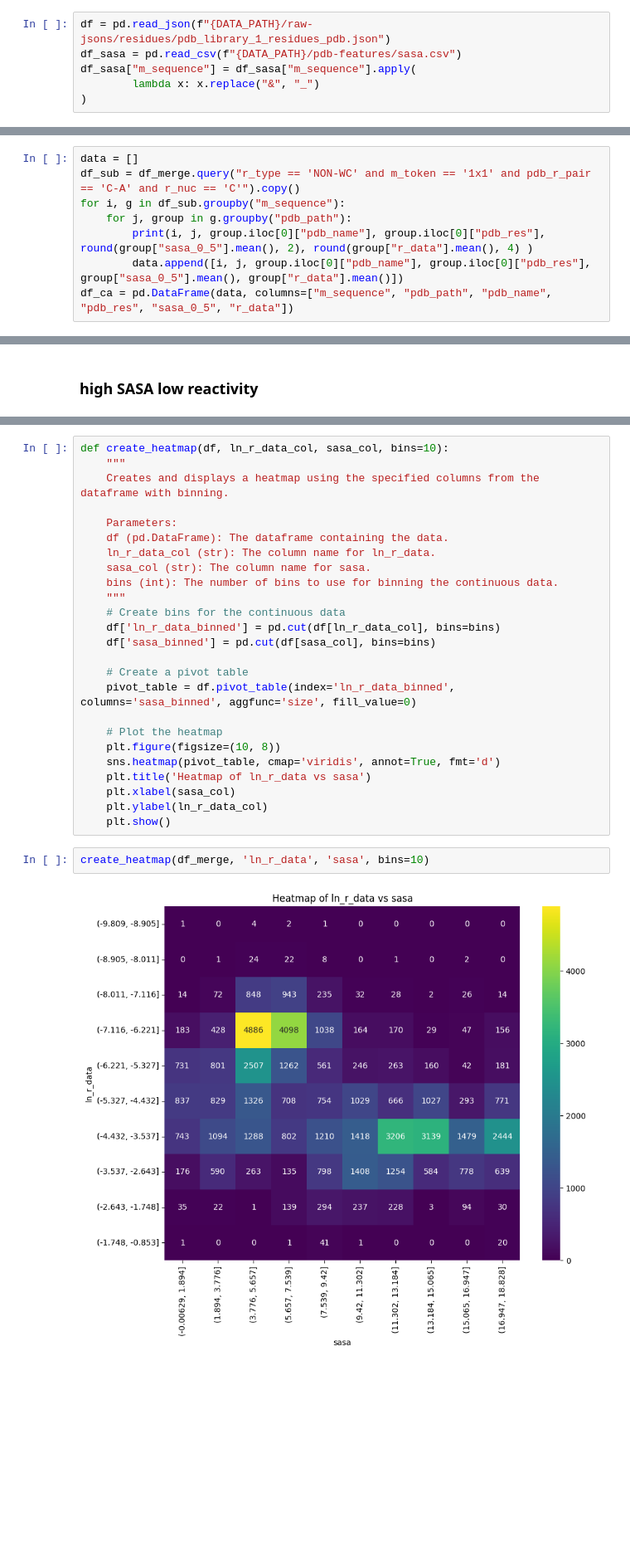
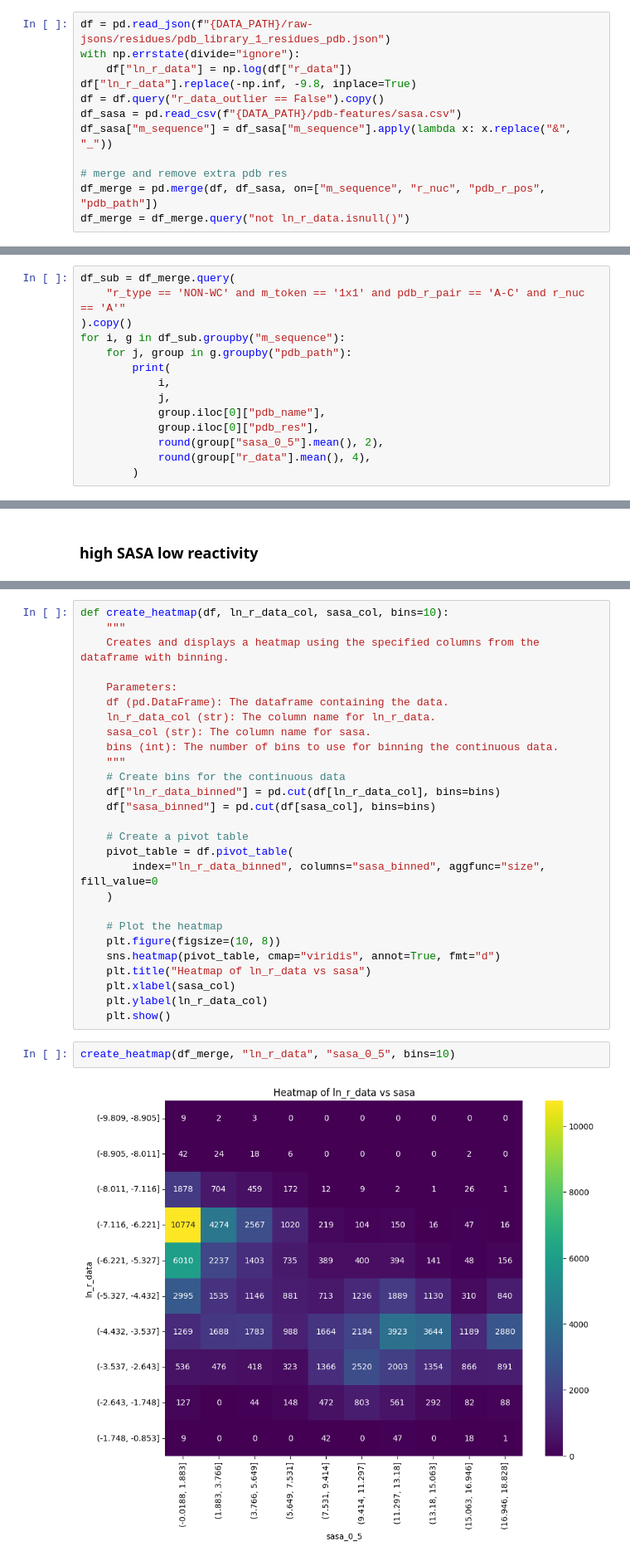
Before and after one commit to YesselmanLabPublications/2025_char_3d_struct_features, a Jupyter notebook: notebooks/sasa.ipynb, the cells around one changed output, grey strips where cells are left out. Shown at 83% size. Cells and saved outputs as stored; diff of their text form; blank space fills up the shorter version.

```diff
--- a/notebooks/sasa.ipynb
+++ b/notebooks/sasa.ipynb
@@ -18,10 +25,16 @@ def r2(x, y):
 DATA_PATH = "../data"
 # %%
 df = pd.read_json(f"{DATA_PATH}/raw-jsons/residues/pdb_library_1_residues_pdb.json")
+with np.errstate(divide="ignore"):
+    df["ln_r_data"] = np.log(df["r_data"])
+df["ln_r_data"].replace(-np.inf, -9.8, inplace=True)
+df = df.query("r_data_outlier == False").copy()
 df_sasa = pd.read_csv(f"{DATA_PATH}/pdb-features/sasa.csv")
-df_sasa["m_sequence"] = df_sasa["m_sequence"].apply(
-        lambda x: x.replace("&", "_")
-)
+df_sasa["m_sequence"] = df_sasa["m_sequence"].apply(lambda x: x.replace("&", "_"))
+
+# merge and remove extra pdb res
+df_merge = pd.merge(df, df_sasa, on=["m_sequence", "r_nuc", "pdb_r_pos", "pdb_path"])
+df_merge = df_merge.query("not ln_r_data.isnull()")
 # %%
 df.iloc[0]
 # %% [output]
@@ -115,9 +392,15 @@ plt.scatter(df_avg["sasa_0_5"], df_avg["ln_r_data"], alpha=0.5)
 # %%
-data = []
-df_sub = df_merge.query("r_type == 'NON-WC' and m_token == '1x1' and pdb_r_pair == 'C-A' and r_nuc == 'C'").copy()
+df_sub = df_merge.query(
+    "r_type == 'NON-WC' and m_token == '1x1' and pdb_r_pair == 'A-C' and r_nuc == 'A'"
+).copy()
 for i, g in df_sub.groupby("m_sequence"):
     for j, group in g.groupby("pdb_path"):
-        print(i, j, group.iloc[0]["pdb_name"], group.iloc[0]["pdb_res"], round(group["sasa_0_5"].mean(), 2), round(group["r_data"].mean(), 4) )
-        data.append([i, j, group.iloc[0]["pdb_name"], group.iloc[0]["pdb_res"], group["sasa_0_5"].mean(), group["r_data"].mean()])
-df_ca = pd.DataFrame(data, columns=["m_sequence", "pdb_path", "pdb_name", "pdb_res", "sasa_0_5", "r_data"])
+        print(
+            i,
+            j,
+            group.iloc[0]["pdb_name"],
+            group.iloc[0]["pdb_res"],
+            round(group["sasa_0_5"].mean(), 2),
+            round(group["r_data"].mean(), 4),
+        )
 # %% [output]
@@ -362,22 +705,24 @@ def create_heatmap(df, ln_r_data_col, sasa_col, bins=10):
     bins (int): The number of bins to use for binning the continuous data.
     """
     # Create bins for the continuous data
-    df['ln_r_data_binned'] = pd.cut(df[ln_r_data_col], bins=bins)
-    df['sasa_binned'] = pd.cut(df[sasa_col], bins=bins)
+    df["ln_r_data_binned"] = pd.cut(df[ln_r_data_col], bins=bins)
+    df["sasa_binned"] = pd.cut(df[sasa_col], bins=bins)
 
     # Create a pivot table
-    pivot_table = df.pivot_table(index='ln_r_data_binned', columns='sasa_binned', aggfunc='size', fill_value=0)
+    pivot_table = df.pivot_table(
+        index="ln_r_data_binned", columns="sasa_binned", aggfunc="size", fill_value=0
+    )
 
     # Plot the heatmap
     plt.figure(figsize=(10, 8))
-    sns.heatmap(pivot_table, cmap='viridis', annot=True, fmt='d')
-    plt.title('Heatmap of ln_r_data vs sasa')
+    sns.heatmap(pivot_table, cmap="viridis", annot=True, fmt="d")
+    plt.title("Heatmap of ln_r_data vs sasa")
     plt.xlabel(sasa_col)
     plt.ylabel(ln_r_data_col)
     plt.show()
 # %%
-create_heatmap(df_merge, 'ln_r_data', 'sasa', bins=10)
+create_heatmap(df_merge, "ln_r_data", "sasa_0_5", bins=10)
 # %% [output]
-[figure, old version]
+[figure, new version]
 # %%
 df_sub = df_merge.query("r_type == 'NON-WC' and m_token == '1x1'").copy()
```
Also changed, not shown: parts of 50 cells of this notebook, 23 other files.
